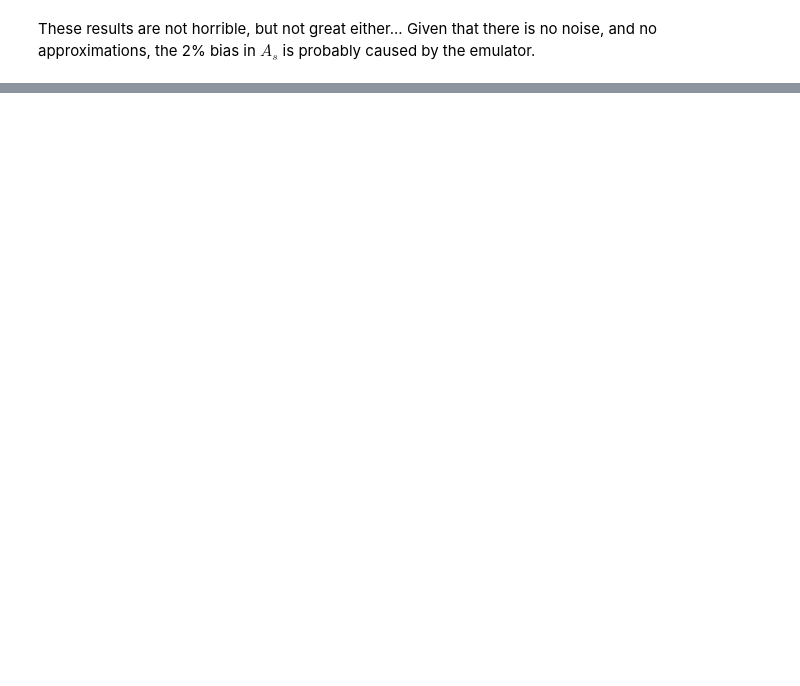
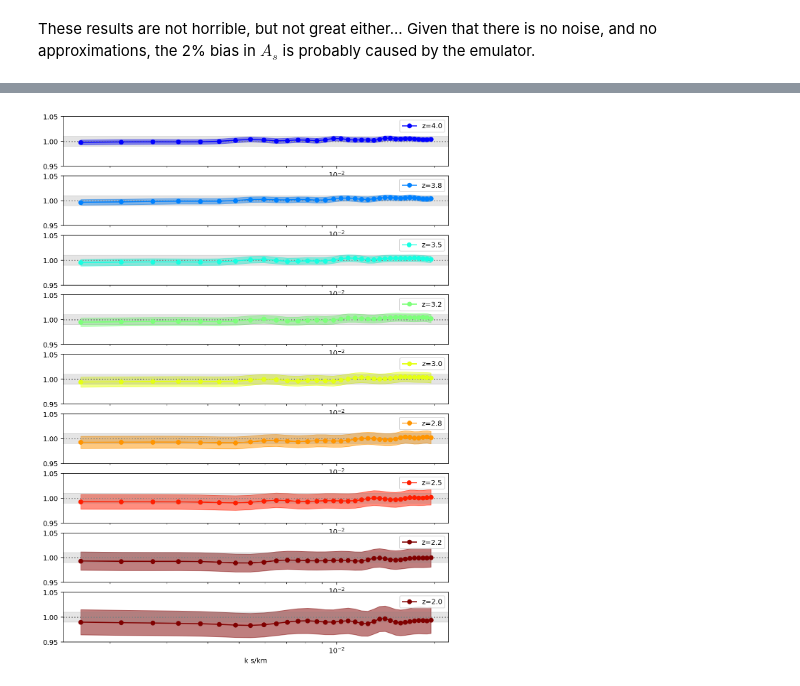
Before and after one commit to andreufont/LyaCosmoParams, a Jupyter notebook: lya_likelihood/notebooks/full_scan_As.ipynb, the cells around one changed output, grey strips where cells are left out. Saved outputs shown, nothing was run; the diff lists cells and outputs as text; code cells hidden in the pictures; blank space fills up the shorter version.

```diff
--- a/lya_likelihood/notebooks/full_scan_As.ipynb
+++ b/lya_likelihood/notebooks/full_scan_As.ipynb
@@ -123,0 +190,40 @@ Given that there is no noise, and no approximations, the 2% bias in $A_s$ is pro
+# %%
+k_kms=data.k
+k_emu_kms=np.logspace(np.log10(min(k_kms)),np.log10(max(k_kms)),500)
+zs=data.z
+Nz=len(zs)
+
+# ask emulator prediction for P1D in each bin
+emu_p1d, emu_cov = like.get_p1d_kms(k_kms,values=None,return_covar=True)
+
+emu_calls=like.theory.get_emulator_calls(like.parameters_from_sampling_point(values=None))
+
+plt.figure(figsize=[10,14])
+dex=0
+# plot only few redshifts for clarity
+for iz in reversed(range(0,Nz)):
+    plt.subplot(len(truth.data),1,len(truth.data)-(iz))
+    if aa==0:
+        plt.title("Predicted/truth, at the truth, velocity units")
+    # acess data for this redshift
+    z=zs[iz]
+    p1d_data=data.get_Pk_iz(iz)
+    p1d_cov=data.get_cov_iz(iz)
+    p1d_theory=emu_p1d[iz]
+    cov_theory=emu_cov[iz]
+
+    # plot everything
+    col = plt.cm.jet((len(truth.data)-iz)/(Nz-1))
+    plt.axhspan(0.99,1.01,color="gray",alpha=0.2)
+    plt.axhline(1,linestyle=":",color="gray")
+    plt.plot(k_kms,p1d_theory/p1d_data,color=col,linestyle="solid",marker="o",label="z=%.1f" % z)
+    plt.fill_between(k_kms,(p1d_theory+np.sqrt(np.diag(cov_theory)))/p1d_data,
+            (p1d_theory-np.sqrt(np.diag(cov_theory)))/p1d_data,alpha=0.5,color=col)
+    plt.xscale("log")
+    plt.ylim(0.95,1.05)
+    plt.legend()
+
+plt.xlabel("k s/km")
+plt.show()
+# %% [output]
+[figure, added]
```
Also changed, not shown: parts of 13 cells of this notebook.
